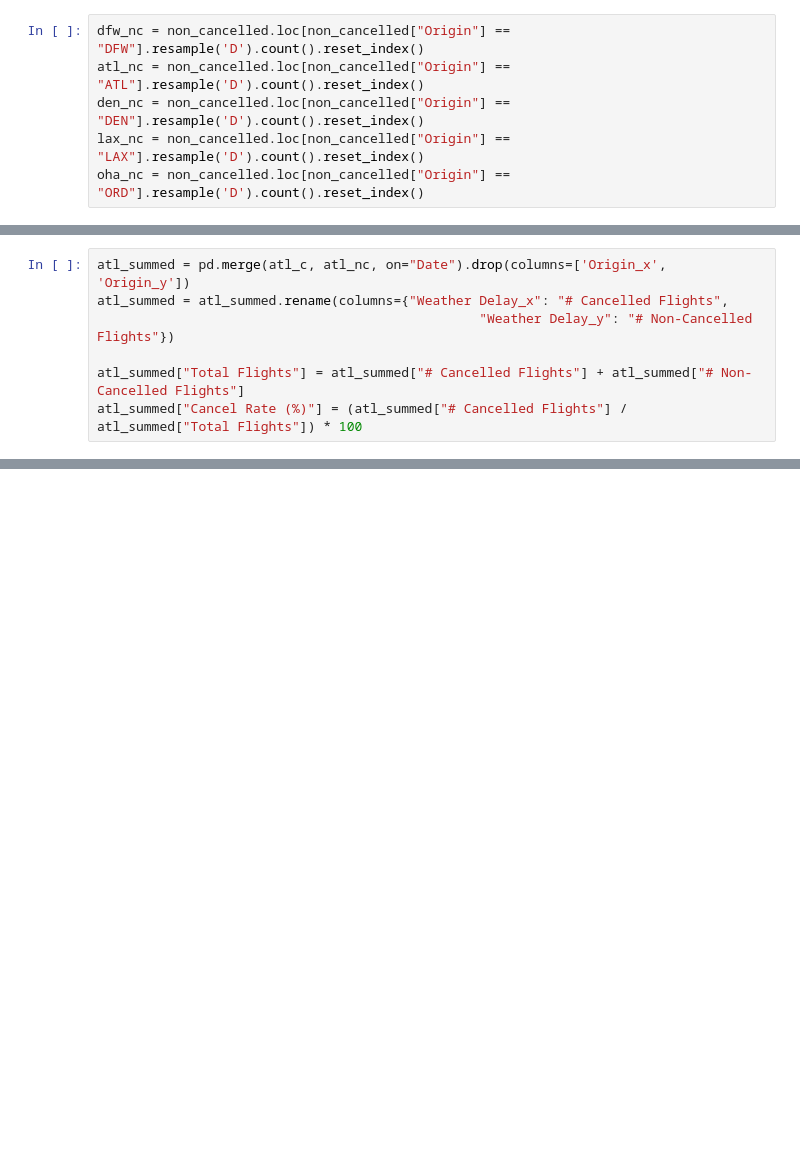
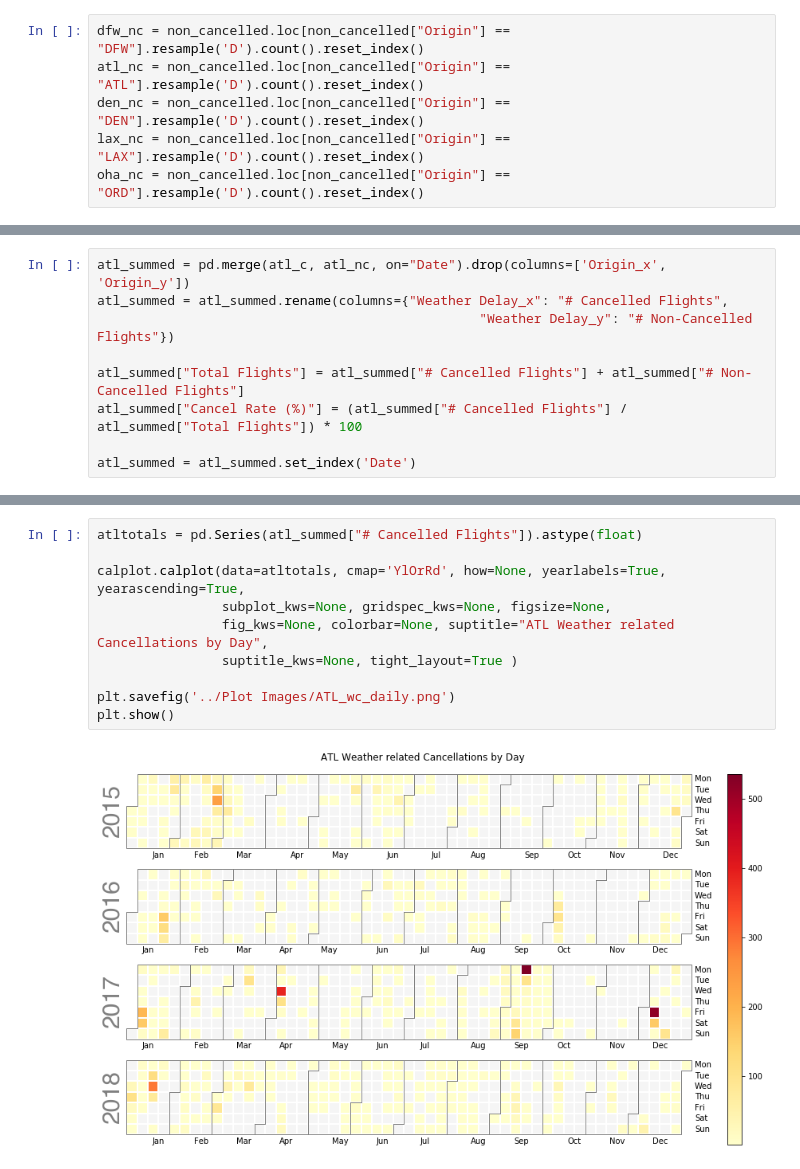
Before and after one commit to domingo-aj/Group-Project-1, a Jupyter notebook: Calendar Heatmap/calendar_heatmap.ipynb, the cells around one changed output, grey strips where cells are left out. Saved outputs shown, nothing was run; the diff lists cells and outputs as text; blank space fills up the shorter version.

```diff
--- a/Calendar Heatmap/calendar_heatmap.ipynb
+++ b/Calendar Heatmap/calendar_heatmap.ipynb
@@ -88,6 +89,8 @@ atl_summed = atl_summed.rename(columns={"Weather Delay_x": "# Cancelled Flights"
 
 atl_summed["Total Flights"] = atl_summed["# Cancelled Flights"] + atl_summed["# Non-Cancelled Flights"]
 atl_summed["Cancel Rate (%)"] = (atl_summed["# Cancelled Flights"] / atl_summed["Total Flights"]) * 100
+
+atl_summed = atl_summed.set_index('Date')
 # %%
 den_summed = pd.merge(den_c, den_nc, on="Date").drop(columns=['Origin_x', 'Origin_y'])
 den_summed = den_summed.rename(columns={"Weather Delay_x": "# Cancelled Flights",
@@ -123,0 +149,12 @@ AttributeError: 'DatetimeIndex' object has no attribute 'isocalendar'
+# %%
+atltotals = pd.Series(atl_summed["# Cancelled Flights"]).astype(float)
+
+calplot.calplot(data=atltotals, cmap='YlOrRd', how=None, yearlabels=True, yearascending=True,
+                subplot_kws=None, gridspec_kws=None, figsize=None,
+                fig_kws=None, colorbar=None, suptitle="ATL Weather related Cancellations by Day",
+                suptitle_kws=None, tight_layout=True )
+
+plt.savefig('../Plot Images/ATL_wc_daily.png')
+plt.show()
+# %% [output]
+[figure, added]
```
Also changed, not shown: parts of 12 cells of this notebook, 6 other files.
